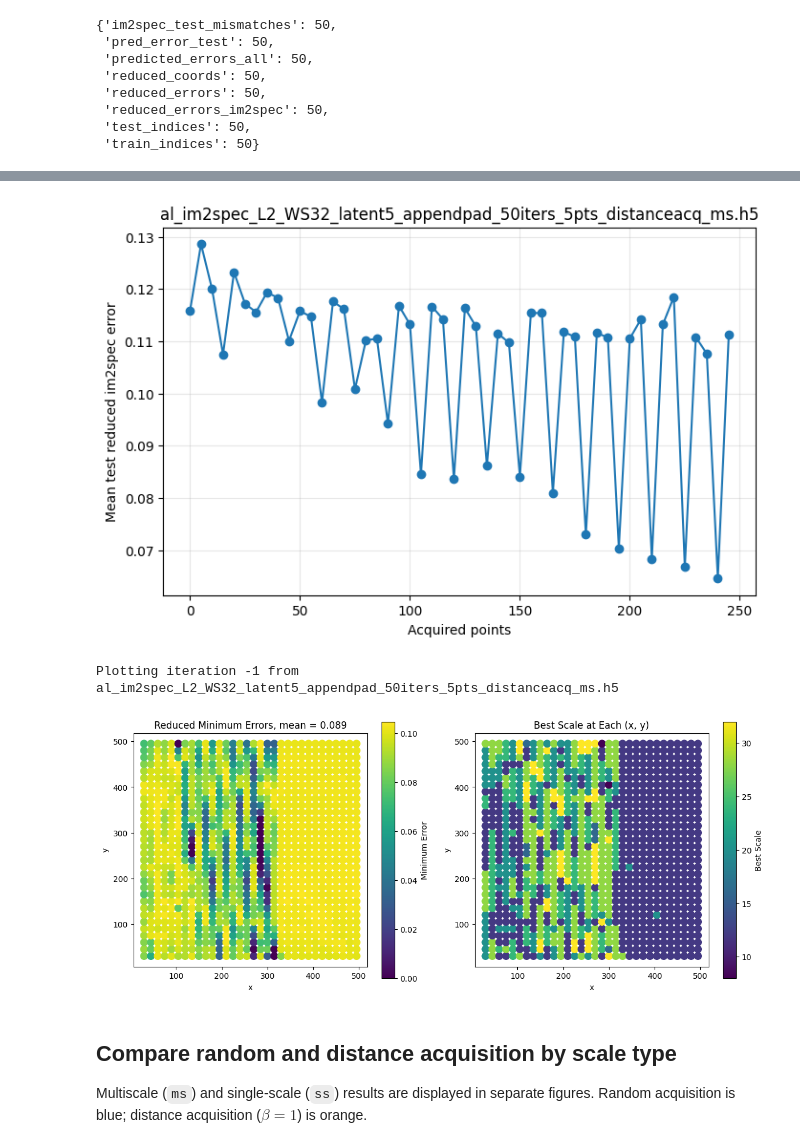
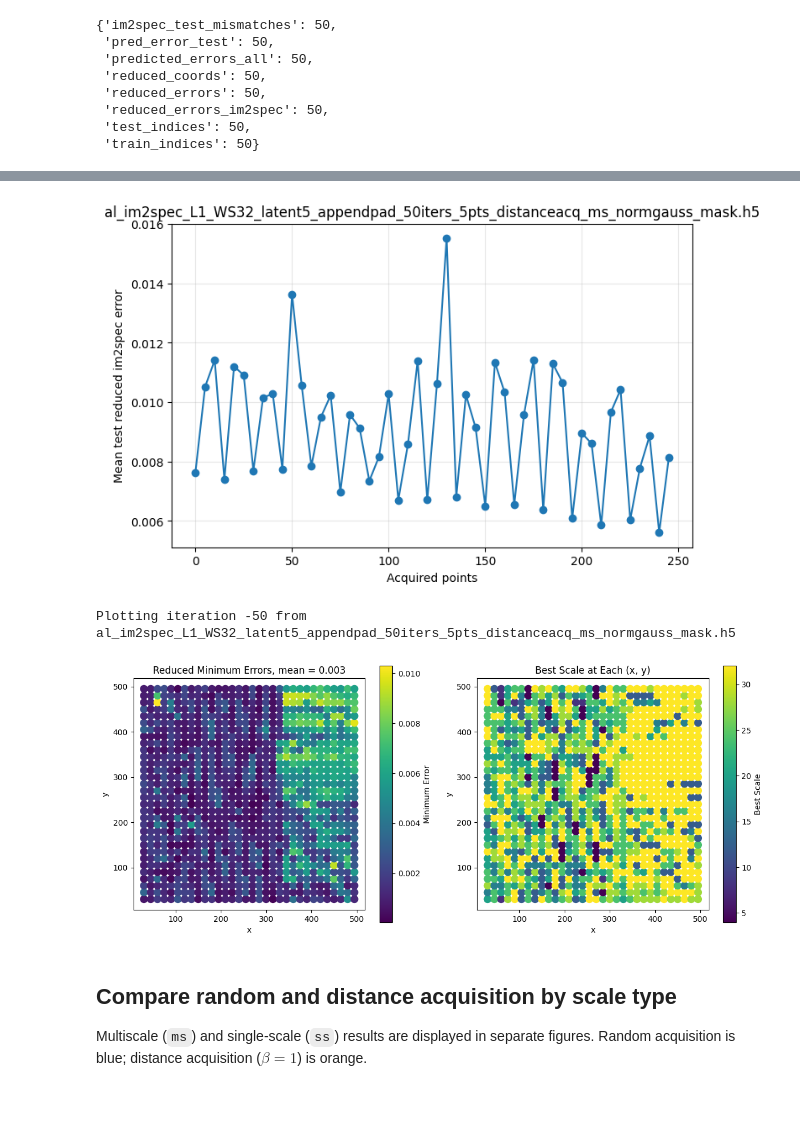
Before and after one commit to gnganesh99/NN_Error, a Jupyter notebook: notebooks/STM/acfn_output_analysis1.ipynb, the cells around one changed output, grey strips where cells are left out. Cells and saved outputs as stored; diff of their text form; code cells hidden in the pictures; blank space fills up the shorter version.

Commit message:
changes to visualize and acfn_output_analysis1.ipynb

```diff
--- a/notebooks/STM/acfn_output_analysis1.ipynb
+++ b/notebooks/STM/acfn_output_analysis1.ipynb
@@ -15,18 +15,19 @@ import matplotlib.pyplot as plt
 
 cwd = Path.cwd()
 stm_dir = cwd / "notebooks" / "STM" if (cwd / "notebooks" / "STM").exists() else cwd
-results_dir = stm_dir / "data" / "active_learning_results"
+results_dir = stm_dir / "data" / "active_learning_results1"
 
-error_type = "L2"  # "L1", "L2", or "cos"_
+error_type = "L1"  # "L1", "L2", or "cos"_
 acquisition_iterations = 50
 num_new_points = 5
 default_scale_type = "ms"
+norm_type = "normgauss"
 
 # The initial cells analyze the multiscale distance-acquisition run.
 output_file = results_dir / (
     f"al_im2spec_{error_type}_WS32_latent5_appendpad_"
     f"{acquisition_iterations}iters_{num_new_points}pts_"
-    f"distanceacq_{default_scale_type}.h5"
+    f"distanceacq_{default_scale_type}_{norm_type}_mask.h5"
 )
 output_file
 # %% [output]
@@ -159,25 +160,25 @@ ax.set_title(Path(output_file).name)
 ax.grid(True, alpha=0.3)
 plt.show()
 # %% [output]
-[figure, old version]
+[figure, new version]
 # %%
-plot_iteration = -1
+plot_iteration = -50
 error_key = "reduced_errors"
 
 if "reduced_coords" not in output_dict:
     raise KeyError(
         "This output file does not contain reduced_coords. "
         "Re-run stm_ms_acqfn_script.py after the reduced_coords save change."
     )
 
 reduced_errors_to_plot = np.asarray(output_dict[error_key][plot_iteration])
 reduced_coords_to_plot = np.asarray(output_dict["reduced_coords"][plot_iteration])
 
 print(f"Plotting iteration {plot_iteration} from {Path(output_file).name}")
 plot_reduced_errors_and_scales(reduced_errors_to_plot, reduced_coords_to_plot)
 # %% [output]
-Plotting iteration -1 from al_im2spec_L2_WS32_latent5_appendpad_50iters_5pts_distanceacq_ms.h5
+Plotting iteration -50 from al_im2spec_L1_WS32_latent5_appendpad_50iters_5pts_distanceacq_ms_normgauss_mask.h5
-[figure, old version]
+[figure, new version]
 # %% [markdown]
 ## Compare random and distance acquisition by scale type
 
```
Also changed, not shown: parts of 7 cells of this notebook, 3 other files.
